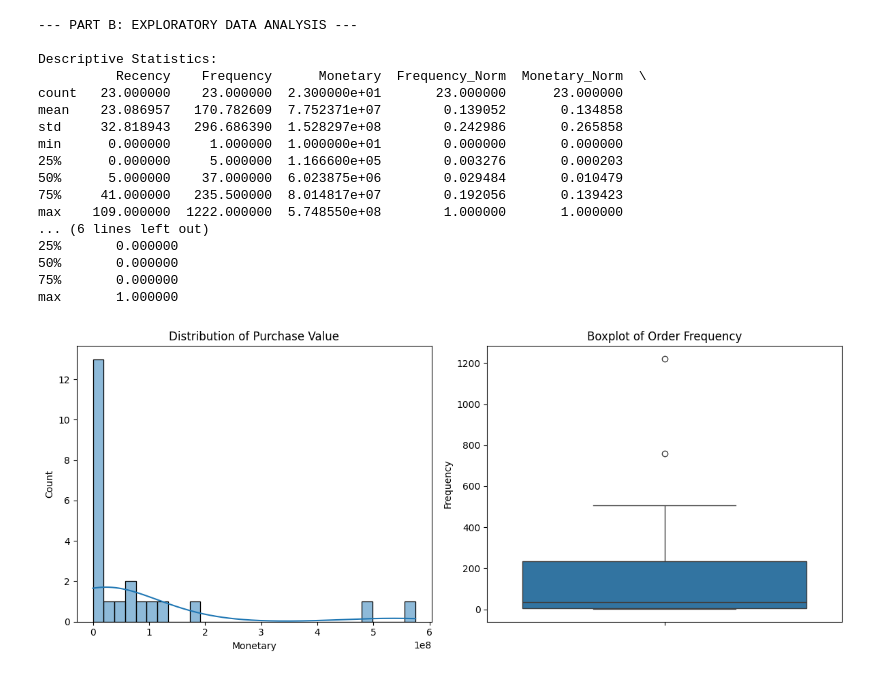
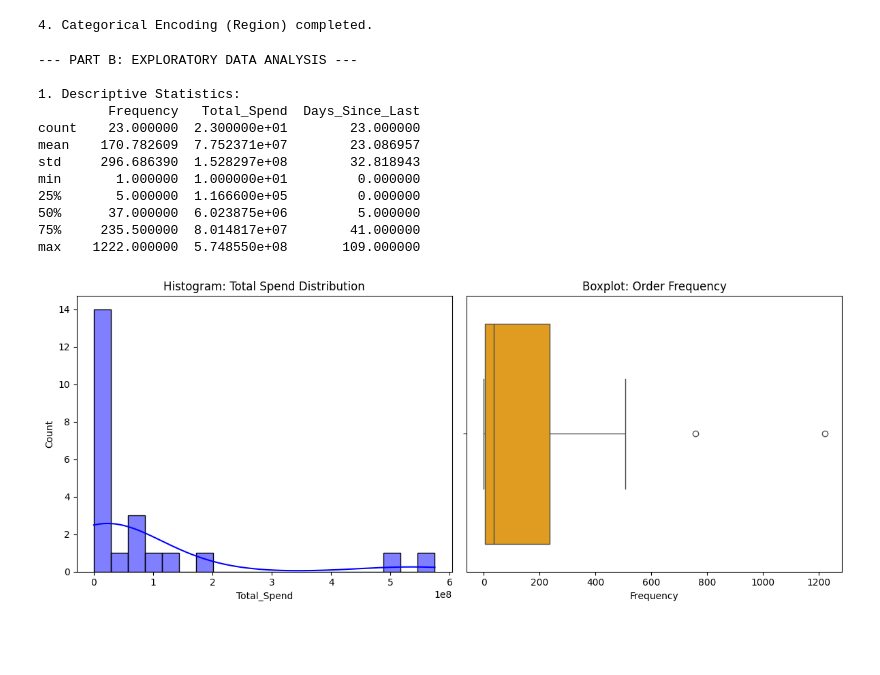
Before and after one commit to Aijuka-Josbert/Nigerian-ecommerce, a Jupyter notebook: Nigerian_ecommerce1.ipynb, the cells around one changed output. Saved outputs shown, nothing was run; the diff lists cells and outputs as text; code cells hidden in the pictures; blank space fills up the shorter version.

```diff
--- a/Nigerian_ecommerce1.ipynb
+++ b/Nigerian_ecommerce1.ipynb
@@ -87,42 +85,49 @@ Preprocessing Complete. Customer-level data created.
 # %%
-# ==========================================
-# PART B: Exploratory Data Analysis (EDA)
-# ==========================================
-print("\n--- PART B: EXPLORATORY DATA ANALYSIS ---")
-
-# 1. Descriptive Statistics
-print("\nDescriptive Statistics:")
-print(customer_df.describe())
+# 4. Encode categorical features (2 Marks)
+# We'll pull 'Order Region' from the original data to map it to the customer
+if 'Order Region' in df.columns:
+    region_map = df.groupby('Business Name')['Order Region'].first().reset_index()
+    le = LabelEncoder()
+    region_map['Region_Encoded'] = le.fit_transform(region_map['Order Region'].astype(str))
+    # Merge back to customer_df
+    customer_df = pd.merge(customer_df, region_map[['Business Name', 'Region_Encoded']], on='Business Name')
+    print("\n4. Categorical Encoding (Region) completed.")
+else:
+    print("\n4. Region column not found, skipping encoding.")
 # %% [output]
---- PART B: EXPLORATORY DATA ANALYSIS ---
-
-Descriptive Statistics:
-          Recency    Frequency      Monetary  Frequency_Norm  Monetary_Norm  \
-count   23.000000    23.000000  2.300000e+01       23.000000      23.000000
-mean    23.086957   170.782609  7.752371e+07        0.139052       0.134858
-std     32.818943   296.686390  1.528297e+08        0.242986       0.265858
-min      0.000000     1.000000  1.000000e+01        0.000000       0.000000
-25%      0.000000     5.000000  1.166600e+05        0.003276       0.000203
-50%      5.000000    37.000000  6.023875e+06        0.029484       0.010479
-75%     41.000000   235.500000  8.014817e+07        0.192056       0.139423
-max    109.000000  1222.000000  5.748550e+08        1.000000       1.000000
-... (6 lines left out)
-25%       0.000000
-50%       0.000000
-75%       0.000000
-max       1.000000
+4. Categorical Encoding (Region) completed.
 # %%
-# 2. Histograms and Boxplots
+# PART B: Exploratory Data Analysis (10 Marks)
+# ==========================================
+print("\n--- PART B: EXPLORATORY DATA ANALYSIS ---")
+
+# 1. Generate descriptive statistics (3 Marks)
+print("\n1. Descriptive Statistics:")
+print(customer_df[['Frequency', 'Total_Spend', 'Days_Since_Last']].describe())
+
+# 2. Histograms and boxplots (3 Marks)
 plt.figure(figsize=(12, 5))
 plt.subplot(1, 2, 1)
-sns.histplot(customer_df['Monetary'], bins=30, kde=True)
-plt.title('Distribution of Purchase Value')
+sns.histplot(customer_df['Total_Spend'], bins=20, kde=True, color='blue')
+plt.title('Histogram: Total Spend Distribution')
 
 plt.subplot(1, 2, 2)
-sns.boxplot(y=customer_df['Frequency'])
-plt.title('Boxplot of Order Frequency')
+sns.boxplot(x=customer_df['Frequency'], color='orange')
+plt.title('Boxplot: Order Frequency')
 plt.tight_layout()
 plt.show()
 # %% [output]
+--- PART B: EXPLORATORY DATA ANALYSIS ---
+
+1. Descriptive Statistics:
+         Frequency   Total_Spend  Days_Since_Last
+count    23.000000  2.300000e+01        23.000000
+mean    170.782609  7.752371e+07        23.086957
+std     296.686390  1.528297e+08        32.818943
+min       1.000000  1.000000e+01         0.000000
+25%       5.000000  1.166600e+05         0.000000
+50%      37.000000  6.023875e+06         5.000000
+75%     235.500000  8.014817e+07        41.000000
+max    1222.000000  5.748550e+08       109.000000
-[figure, old version]
+[figure, new version]
 # %%
```
Also changed, not shown: parts of 13 cells of this notebook, 4 other files.
